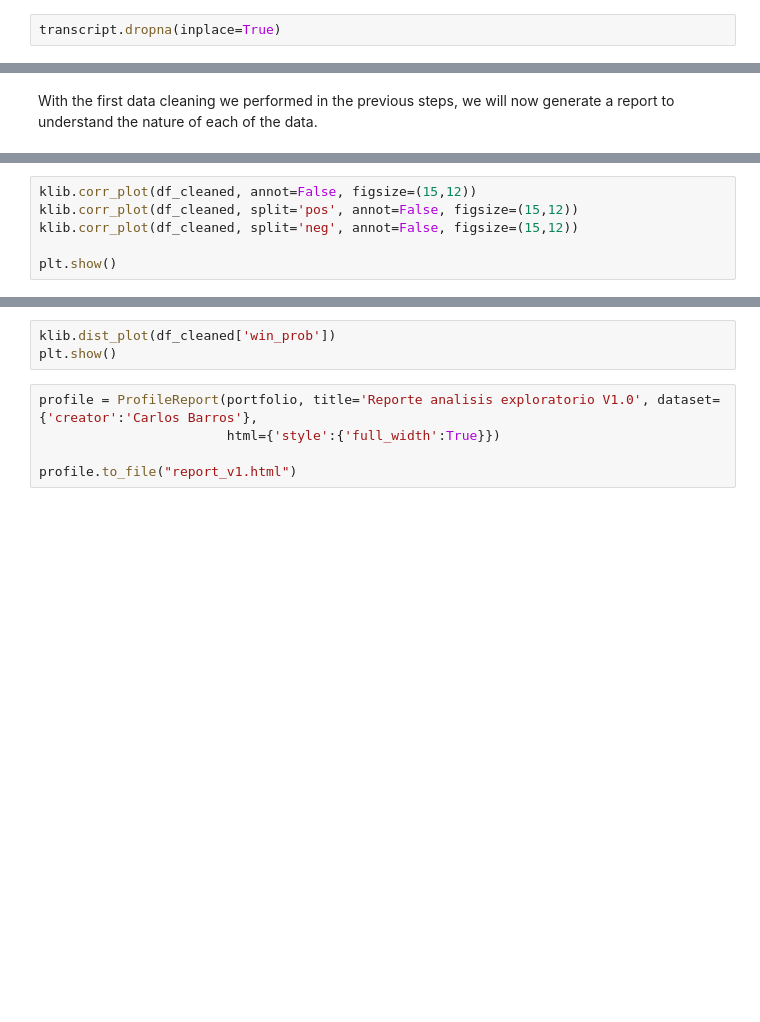
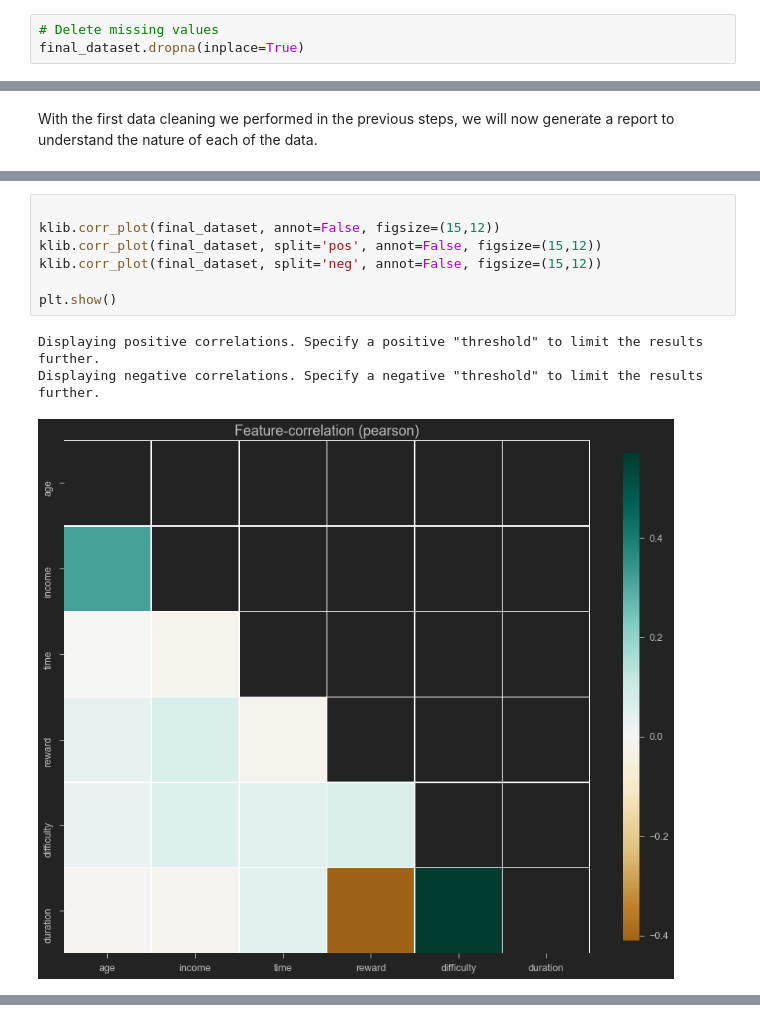
Before and after one commit to cbarros7/ml_engineer_nanodegree, a Jupyter notebook: capstone_project/Starbucks_Capstone_notebook.ipynb, the cells around one changed output, grey strips where cells are left out. Cells and saved outputs as stored; diff of their text form; blank space fills up the shorter version.

```diff
--- a/capstone_project/Starbucks_Capstone_notebook.ipynb
+++ b/capstone_project/Starbucks_Capstone_notebook.ipynb
@@ -558,2 +361,3 @@ A pattern can be observed in the missing values for the gender and income column
 # %%
-transcript.dropna(inplace=True)
+# Delete missing values
+final_dataset.dropna(inplace=True)
@@ -607,6 +379,11 @@ report.to_file("report_portfolio.html")
 # %%
-klib.corr_plot(df_cleaned, annot=False, figsize=(15,12))
-klib.corr_plot(df_cleaned, split='pos', annot=False, figsize=(15,12))
-klib.corr_plot(df_cleaned, split='neg', annot=False, figsize=(15,12))
+
+klib.corr_plot(final_dataset, annot=False, figsize=(15,12))
+klib.corr_plot(final_dataset, split='pos', annot=False, figsize=(15,12))
+klib.corr_plot(final_dataset, split='neg', annot=False, figsize=(15,12))
 
 plt.show()
+# %% [output]
+Displaying positive correlations. Specify a positive "threshold" to limit the results further.
+Displaying negative correlations. Specify a negative "threshold" to limit the results further.
+[figure, added]
@@ -613,8 +391,0 @@ plt.show()
-# %%
-klib.dist_plot(df_cleaned['win_prob'])
-plt.show()
-# %%
-profile = ProfileReport(portfolio, title='Reporte analisis exploratorio V1.0', dataset={'creator':'Carlos Barros'},
-                        html={'style':{'full_width':True}})
-
-profile.to_file("report_v1.html")
```
Also changed, not shown: parts of 59 cells of this notebook.
